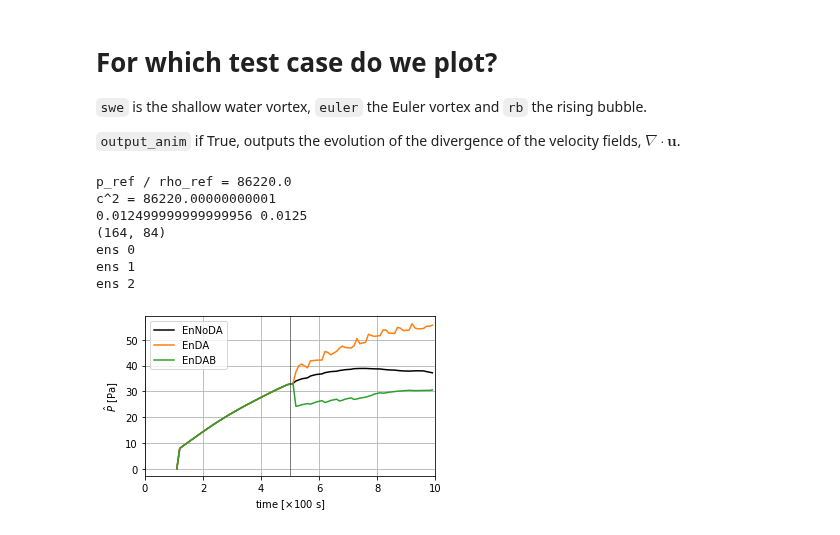
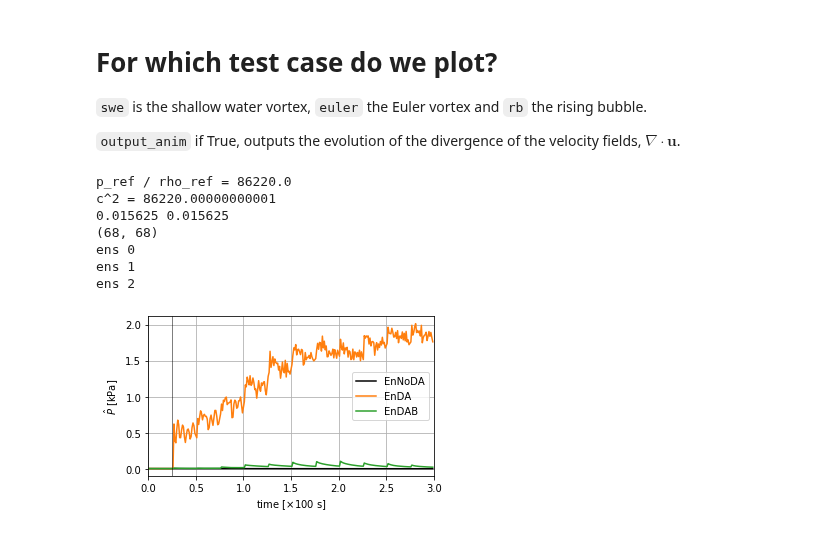
Before and after one commit to ray-chew/pyBELLA, a Jupyter notebook: visualiser_debugger/review_localdab/scale_analysis.ipynb, the cells around one changed output. Cells and saved outputs as stored; diff of their text form; code cells hidden in the pictures.

```diff
--- a/visualiser_debugger/review_localdab/scale_analysis.ipynb
+++ b/visualiser_debugger/review_localdab/scale_analysis.ipynb
@@ -24,8 +24,8 @@ import matplotlib.pyplot as plt
 `output_anim` if True, outputs the evolution of the divergence of the velocity fields, $\nabla \cdot \mathbf{u}$.
 # %%
 swe = False
-euler = False
-rb = True
+euler = True
+rb = False
 
 output_anim = False
 # %%
@@ -75,7 +75,7 @@ elif euler:
 elif rb:
     base_fn = "output_rising_bubble"
     Nx, Ny = 160,80
-    et = 10.0
+    et = 1.0
     tc, tags = load(base_fn,Nx,Ny,et)
 
     attr_labels = pt.labels()
@@ -84,9 +84,9 @@ elif rb:
     aux = 'wda_CFLfixed'
     aux_ref = '_CFLfixed'
     lbl = 'rb'
-    times = np.arange(1.0,10.1,0.1)[1:]
-    da_times = np.arange(5.0,10.5,0.5)
-    times, da_times = np.around(times, 1), np.around(da_times, 1)
+    times = np.arange(1.0,10.1,0.1)[1:]/10.0
+    da_times = np.arange(5.0,10.5,0.5)/10.0
+    times, da_times = np.around(times, 2), np.around(da_times, 2)
 
     p_ref = 8.61 * 1e1 # unit of contours in [kPa]
 
@@ -270,34 +270,34 @@ plt.plot(t_axs, barPu[1] - barPu00, 'C1', label=lbl0)
 plt.plot(t_axs, barPu[2] - barPu00, 'C2', label=lbl1)
 
 if swe:
     plt.xlabel(r'time [$\times 100$ s]', labelpad=5)
     plt.ylabel(r'$\hat{h}^\prime$ [m]')
     plt.axvline(0.25, c='k', lw=0.5)
 elif euler:
     plt.xlabel(r'time $[\times 100$ s$]$')
     plt.ylabel(r'$\hat{P}$ [kPa]')
     plt.axvline(0.25, c='k', lw=0.5)
 elif rb:
     plt.xlabel(r'time $[\times 100$ s$]$')
     plt.ylabel(r'$\hat{P}$ [Pa]')
     plt.axvline(5.0, c='k', lw=0.5)
 
 if rb:
-    xet = 10.0
+    xet = 1.0
 elif euler:
     xet = 3.0
 plt.xlim([0, xet])
 plt.legend()
 plt.grid()
 plt.tight_layout()
 plt.savefig('./output/scale_analysis_%s.pdf' %lbl)
 plt.show()
 # %% [output]
 p_ref / rho_ref = 86220.0
 c^2 = 86220.00000000001
-0.012499999999999956 0.0125
-(164, 84)
+0.015625 0.015625
+(68, 68)
 ens 0
 ens 1
 ens 2
-[figure, old version]
+[figure, new version]
```
Also changed, not shown: 1 other file.
